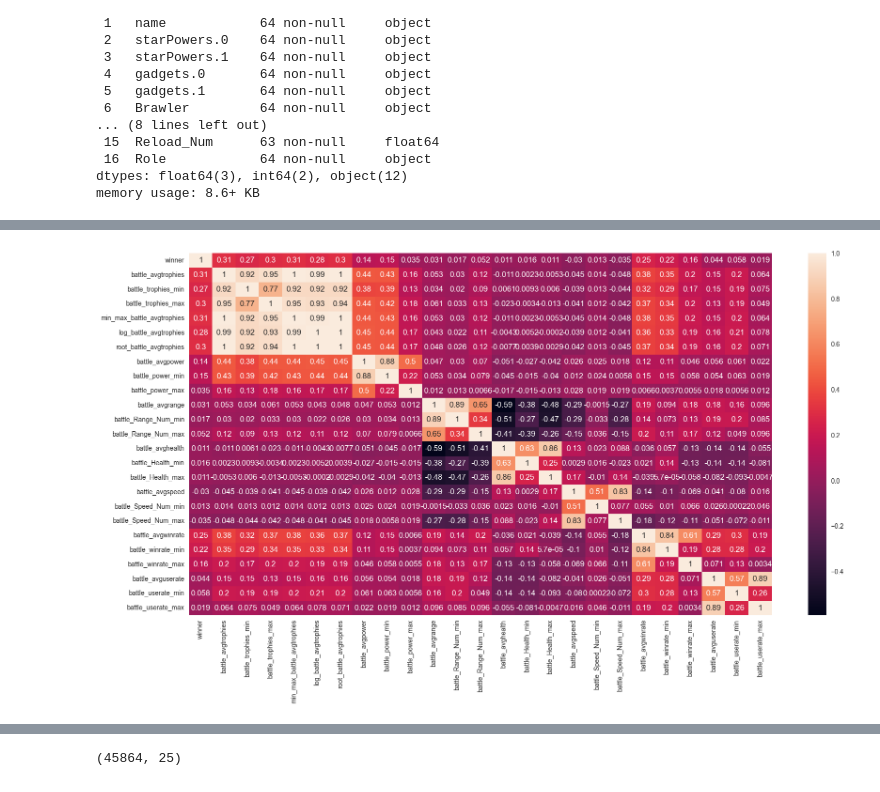
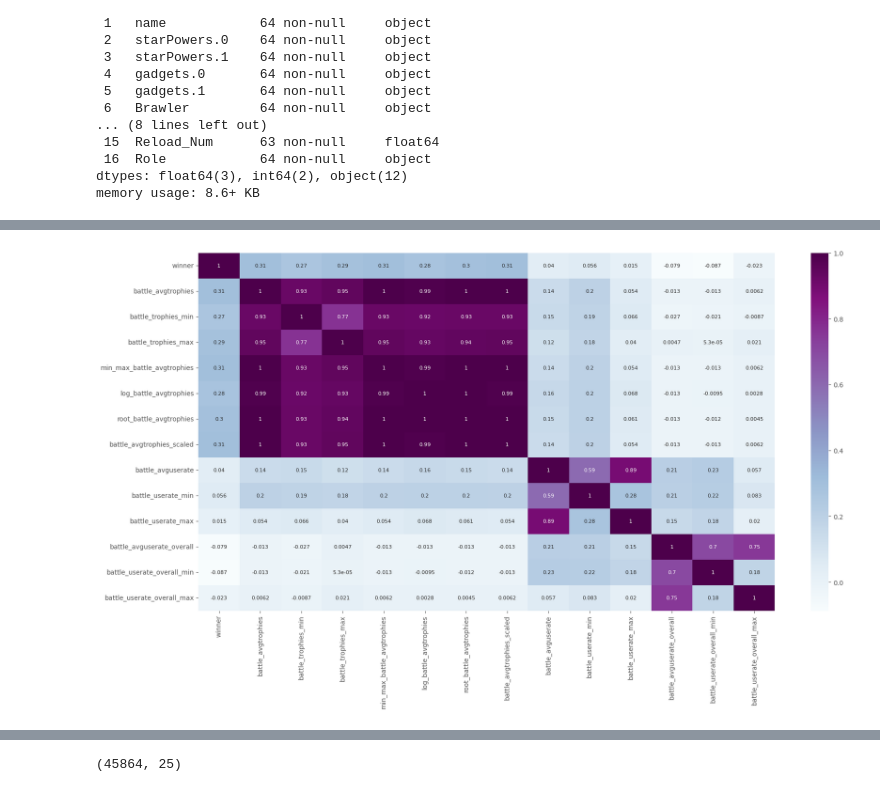
Before and after one commit to aquinteros/BrawlStars_Analytics, a Jupyter notebook: brawlstars_ML_training.ipynb, the cells around one changed output, grey strips where cells are left out. Drawn from its saved outputs; the diff is of its cells as text; code cells hidden in the pictures.

```diff
--- a/brawlstars_ML_training.ipynb
+++ b/brawlstars_ML_training.ipynb
@@ -457,0 +501,5 @@ create_boxplots(battlelogFinal, 'battle_avguserate')
+# %%
+# subset avg userate overall
+battlelogFinal = battlelogFinal[(battlelogFinal['battle_avguserate_overall'] <= 0.032) & (battlelogFinal['battle_avguserate_overall'] >= 0.007)].reset_index(drop=True)
+
+create_boxplots(battlelogFinal, 'battle_avguserate_overall')
@@ -479,6 +529,8 @@ battlelogFinal = order_rows(battlelogFinal, 'Range_Num')
 battlelogFinal = order_rows(battlelogFinal, 'Speed_Num')
 battlelogFinal = order_rows(battlelogFinal, 'winrate')
 battlelogFinal = order_rows(battlelogFinal, 'userate')
+battlelogFinal = order_rows(battlelogFinal, 'winrate_overall')
+battlelogFinal = order_rows(battlelogFinal, 'userate_overall')
 # %%
 battlelogFinal.shape
 # %% [output]
@@ -507,9 +559,15 @@ def subset_battlelog(gamemode):
 	,'battle_avgwinrate'
 	,'battle_winrate_min'
 	,'battle_winrate_max'
+	,'battle_avgwinrate_overall'
+	,'battle_winrate_overall_min'
+	,'battle_winrate_overall_max'
 	,'battle_avguserate'
 	,'battle_userate_min'
 	,'battle_userate_max'
+	,'battle_avguserate_overall'
+	,'battle_userate_overall_min'
+	,'battle_userate_overall_max'
 	]][battlelogFinal['event_mode'] == gamemode].reset_index(drop=True)
 
 	return df
@@ -535,62 +593,81 @@ def subset_complete():
 	,'battle_avgwinrate'
 	,'battle_winrate_min'
 	,'battle_winrate_max'
+	,'battle_avgwinrate_overall'
+	,'battle_winrate_overall_min'
+	,'battle_winrate_overall_max'
 	,'battle_avguserate'
 	,'battle_userate_min'
 	,'battle_userate_max'
+	,'battle_avguserate_overall'
+	,'battle_userate_overall_min'
+	,'battle_userate_overall_max'
 	]].reset_index(drop=True)
 
 	return df
 # %%
+from sklearn.preprocessing import StandardScaler
+
 df = subset_battlelog('hotZone')
 
 df['winner'] = df['winner'].replace({'yes': 1, 'no': 0}).astype(int)
 
 def min_max_scaler_column(df, column_name):
     column = df[column_name]
     scaled_column = (column - column.min()) / (column.max() - column.min())
     return scaled_column
 
 def binning(col, n_bins):
     bins = np.linspace(col.min(), col.max(), n_bins+1)
     labels = [i for i in range(n_bins)]
     return pd.cut(col, bins=bins, labels=labels, include_lowest=True)
 
+scaler = StandardScaler()
+
+df['battle_avgtrophies_scaled'] = scaler.fit_transform(df['battle_avgtrophies'].values.reshape(-1, 1))
+
 df['min_max_battle_avgtrophies'] = min_max_scaler_column(df, 'battle_avgtrophies')
 df['log_battle_avgtrophies'] = np.log(df['battle_avgtrophies'])
 df['root_battle_avgtrophies'] = np.sqrt(df['battle_avgtrophies'])
 
 fig, ax = plt.subplots(figsize=(20,10))
 sns.heatmap(df[[
 	'winner'
 	,'battle_avgtrophies'
 	,'battle_trophies_min'
 	,'battle_trophies_max'
 	,'min_max_battle_avgtrophies'
 	,'log_battle_avgtrophies'
 	,'root_battle_avgtrophies'
-	,'battle_avgpower'
-	,'battle_power_min'
-	,'battle_power_max'
-	,'battle_avgrange'
-	,'battle_Range_Num_min'
-	,'battle_Range_Num_max'
-	,'battle_avghealth'
-	,'battle_Health_min'
-	,'battle_Health_max'
-	,'battle_avgspeed'
-	,'battle_Speed_Num_min'
-	,'battle_Speed_Num_max'
-	,'battle_avgwinrate'
-	,'battle_winrate_min'
-	,'battle_winrate_max'
+	,'battle_avgtrophies_scaled'
+	# ,'battle_avgpower'
+	# ,'battle_power_min'
+	# ,'battle_power_max'
+	# ,'battle_avgrange'
+	# ,'battle_Range_Num_min'
+	# ,'battle_Range_Num_max'
+	# ,'battle_avghealth'
+	# ,'battle_Health_min'
+	# ,'battle_Health_max'
+	# ,'battle_avgspeed'
+	# ,'battle_Speed_Num_min'
+	# ,'battle_Speed_Num_max'
+	# ,'battle_avgwinrate'
+	# ,'battle_winrate_min'
+	# ,'battle_winrate_max'
+	# ,'battle_avgwinrate_overall'
+	# ,'battle_winrate_overall_min'
+	# ,'battle_winrate_overall_max'
 	,'battle_avguserate'
 	,'battle_userate_min'
 	,'battle_userate_max'
-	]].corr(), annot=True, ax=ax)
+	,'battle_avguserate_overall'
+	,'battle_userate_overall_min'
+	,'battle_userate_overall_max'
+	]].corr(), annot=True, annot_kws={"size": 8}, cmap='BuPu', ax=ax)
 plt.show()
 # %% [output]
-[figure, old version]
+[figure, new version]
 # %%
 # scatterplot
 fig, ax = plt.subplots(figsize=(7,6))
```
Also changed, not shown: parts of 30 cells of this notebook.
